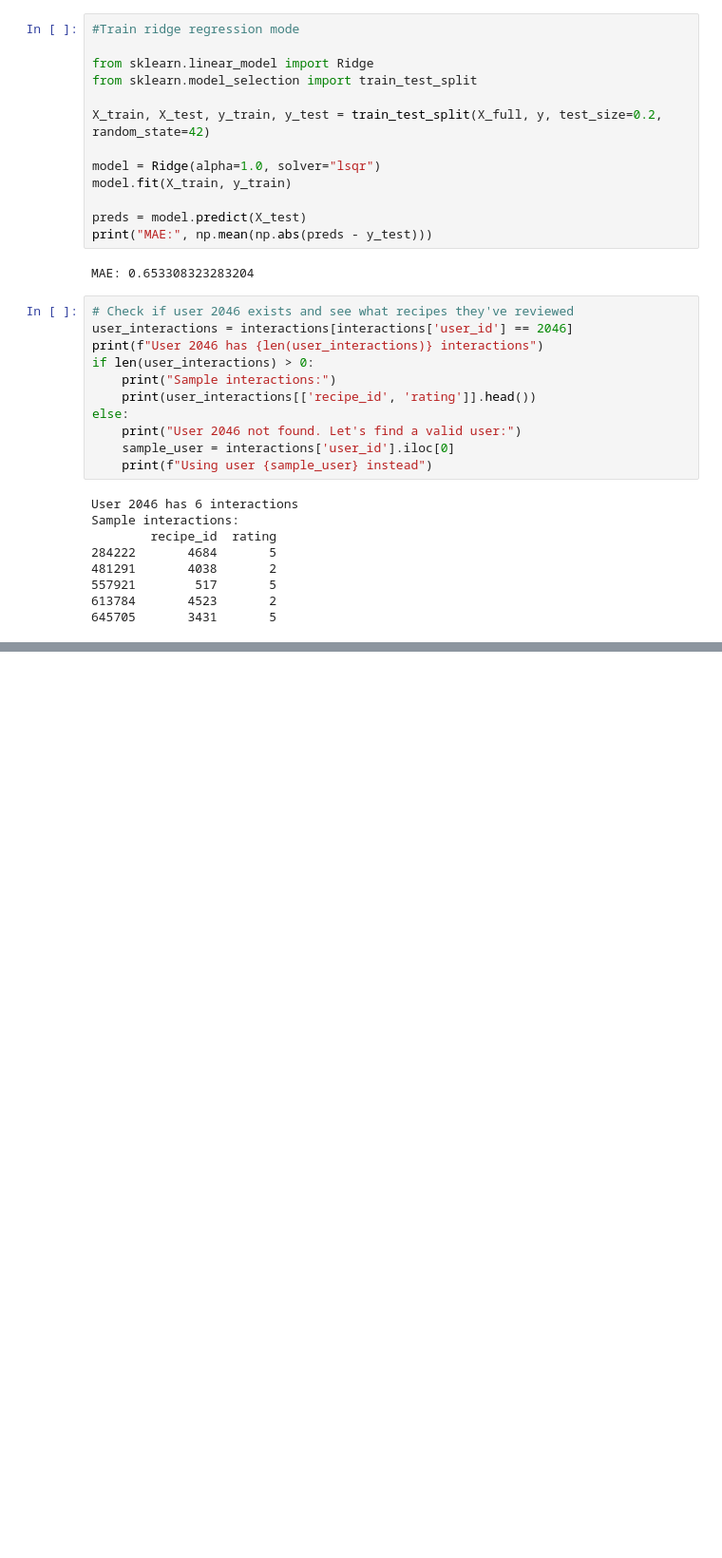
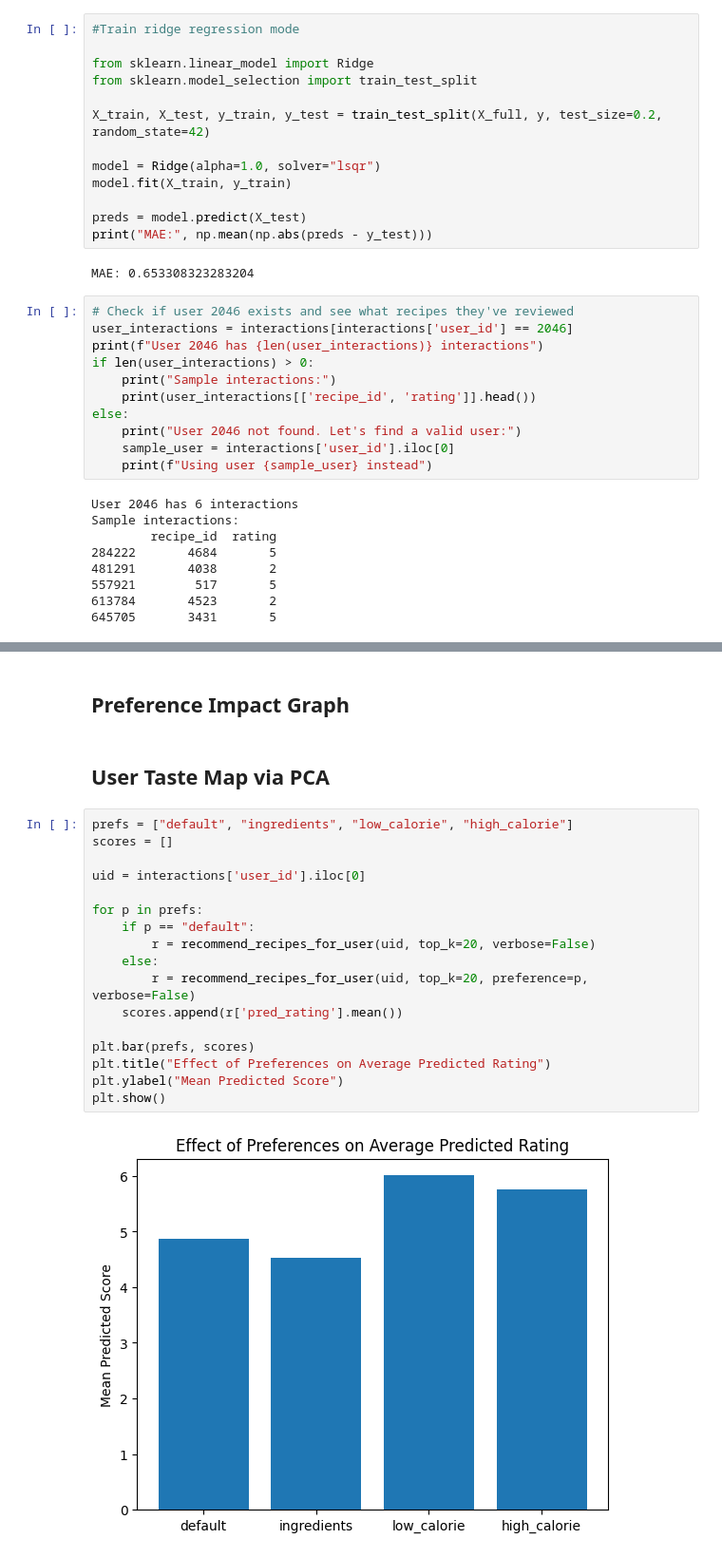
Before and after one commit to trhenry33/Byte-Baker-Recipe-Recommender, a Jupyter notebook: RecipeRecs.ipynb, the cells around one changed output, grey strips where cells are left out. Shown at 95% size. Cells and saved outputs as stored; diff of their text form; blank space fills up the shorter version.

```diff
--- a/RecipeRecs.ipynb
+++ b/RecipeRecs.ipynb
@@ -329,0 +394,23 @@ Top 5 recipe recommendations for user 38094 (preference=None):
+# %% [markdown]
+## Preference Impact Graph
+# %% [markdown]
+## User Taste Map via PCA
+# %%
+prefs = ["default", "ingredients", "low_calorie", "high_calorie"]
+scores = []
+
+uid = interactions['user_id'].iloc[0]
+
+for p in prefs:
+    if p == "default":
+        r = recommend_recipes_for_user(uid, top_k=20, verbose=False)
+    else:
+        r = recommend_recipes_for_user(uid, top_k=20, preference=p, verbose=False)
+    scores.append(r['pred_rating'].mean())
+
+plt.bar(prefs, scores)
+plt.title("Effect of Preferences on Average Predicted Rating")
+plt.ylabel("Mean Predicted Score")
+plt.show()
+# %% [output]
+[figure, added]
```
Also changed, not shown: parts of 7 cells of this notebook.
